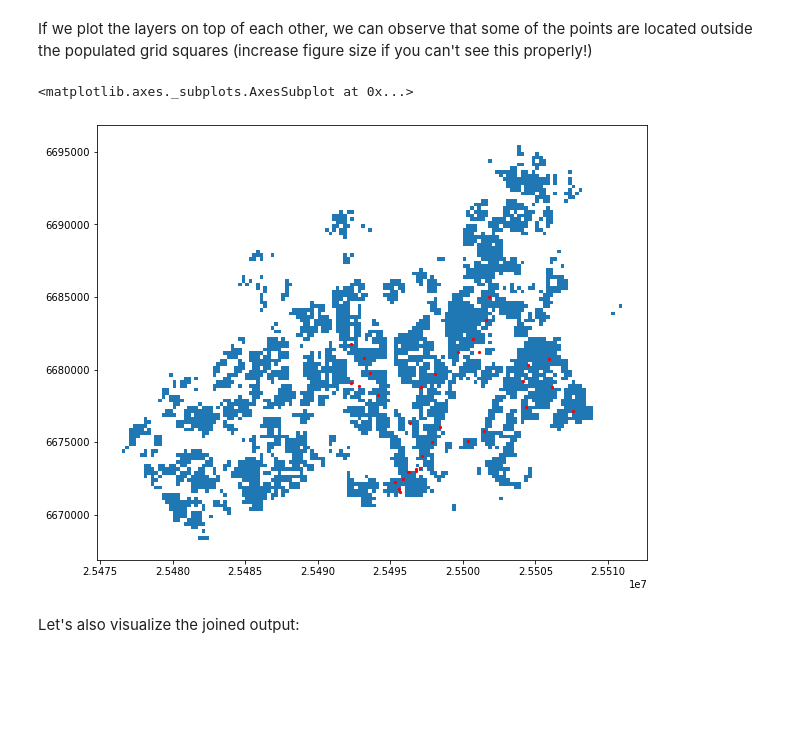
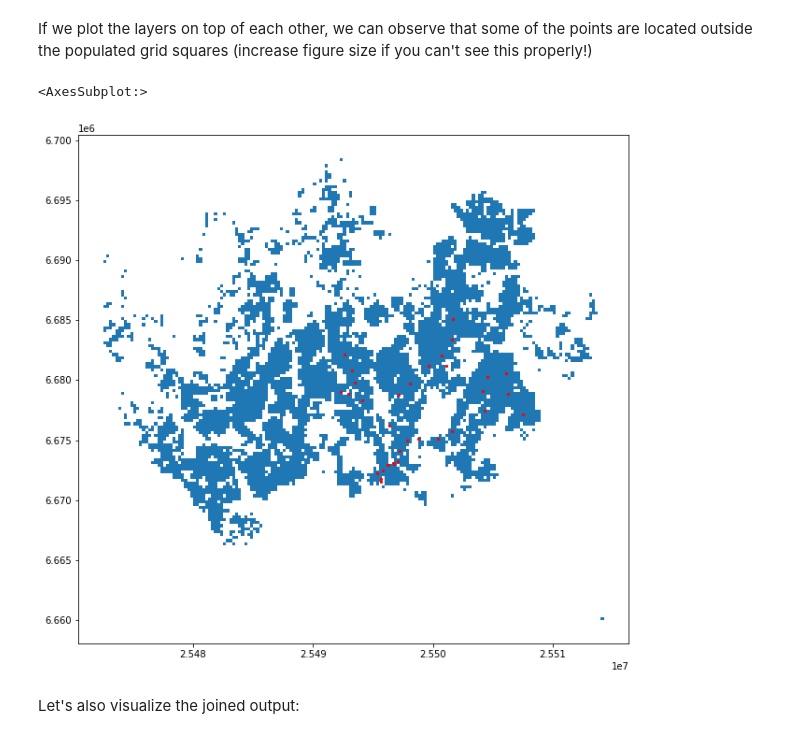
Before and after one commit to Gustacro/AutoGIS_2019, a Jupyter notebook: lesson_3/spatial-join.ipynb, the cells around one changed output. Drawn from its saved outputs; the diff is of its cells as text; code cells hidden in the pictures; blank space fills up the shorter version.

```diff
--- a/lesson_3/spatial-join.ipynb
+++ b/lesson_3/spatial-join.ipynb
@@ -40,19 +40,19 @@ from pyproj import CRS
 import requests
 import geojson
 
-# Specify the url for web feature service
-url = 'https://kartta.hsy.fi/geoserver/wfs'
+# # Specify the url for web feature service
+# url = 'https://kartta.hsy.fi/geoserver/wfs' # URL NOT WORKING - CHECK AGAIN LATER
 
-# Specify parameters (read data in json format).
-# Available feature types in this particular data source: http://geo.stat.fi/geoserver/vaestoruutu/wfs?service=wfs&version=2.0.0&request=describeFeatureType
-params = dict(service='WFS',
-              version='2.0.0',
-              request='GetFeature',
-              typeName='asuminen_ja_maankaytto:Vaestotietoruudukko_2018',
-              outputFormat='json')
+# # Specify parameters (read data in json format).
+# # Available feature types in this particular data source: http://geo.stat.fi/geoserver/vaestoruutu/wfs?service=wfs&version=2.0.0&request=describeFeatureType
+# params = dict(service='WFS',
+#               version='2.0.0',
+#               request='GetFeature',
+#               typeName='asuminen_ja_maankaytto:Vaestotietoruudukko_2018',
+#               outputFormat='json')
 
-# Fetch data from WFS using requests
-r = requests.get(url, params=params)
+# # Fetch data from WFS using requests
+# r = requests.get(url, params=params)
 
-# Create GeoDataFrame from geojson
-pop = gpd.GeoDataFrame.from_features(geojson.loads(r.content))
+# # Create GeoDataFrame from geojson
+# pop = gpd.GeoDataFrame.from_features(geojson.loads(r.content))
@@ -59,3 +61,9 @@ pop = gpd.GeoDataFrame.from_features(geojson.loads(r.content))
+# %%
+# Read file from Shapefile
+fc = 'data/Vaestoruudukko_2018.shp'
+
+# Create GeoDataFrame from Shapefile
+pop = gpd.read_file(fc)
 # %% [markdown]
 - Check the result:
 # %%
@@ -75,8 +83,10 @@ tells the amount of inhabitants living under that polygon.
 -  Let's change the name of that column into `pop18` so that it is
    more intuitive. As you might remember, we can easily rename (Geo)DataFrame column names using the ``rename()`` function where we pass a dictionary of new column names like this: ``columns={'oldname': 'newname'}``.
 # %%
+# re-name column name
+cols={'ASUKKAITA': 'pop18'}
 # Change the name of a column
-pop = pop.rename(columns={'asukkaita': 'pop18'})
+pop = pop.rename(columns=cols)
 
 # See the column names and confirm that we now have a column called 'pop17'
 pop.columns
@@ -217,18 +269,18 @@ If we plot the layers on top of each other, we can observe that some of the poin
 # %%
 %matplotlib inline
 import matplotlib.pyplot as plt
 
 # Create a figure with one subplot
-fig, ax = plt.subplots(figsize=(15,8))
+fig, ax = plt.subplots(figsize=(20,10))
 
 # Plot population grid
 pop.plot(ax=ax)
 
 # Plot points
 addresses.plot(ax=ax, color='red', markersize=5)
 # %% [output]
-<matplotlib.axes._subplots.AxesSubplot at 0x...>
+<AxesSubplot:>
-[figure, old version]
+[figure, new version]
 # %% [markdown]
 Let's also visualize the joined output:
 # %% [markdown]
```
Also changed, not shown: parts of 14 cells of this notebook, 1 other file.
